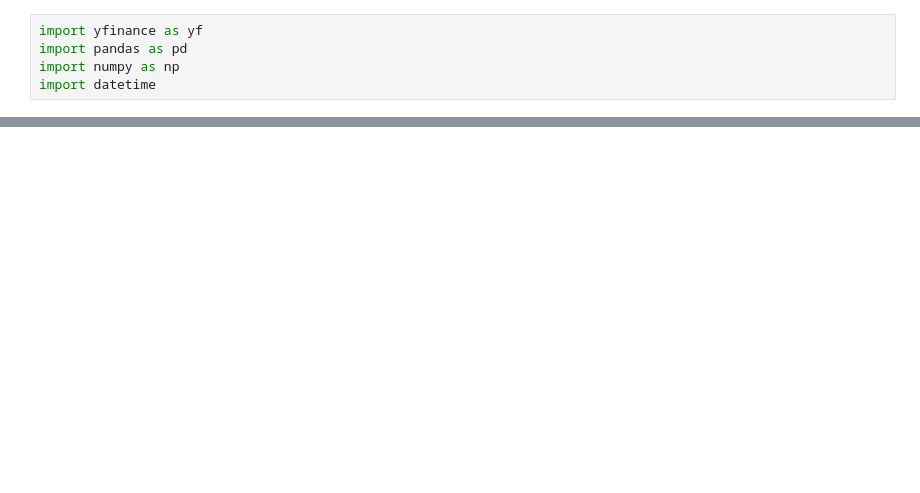
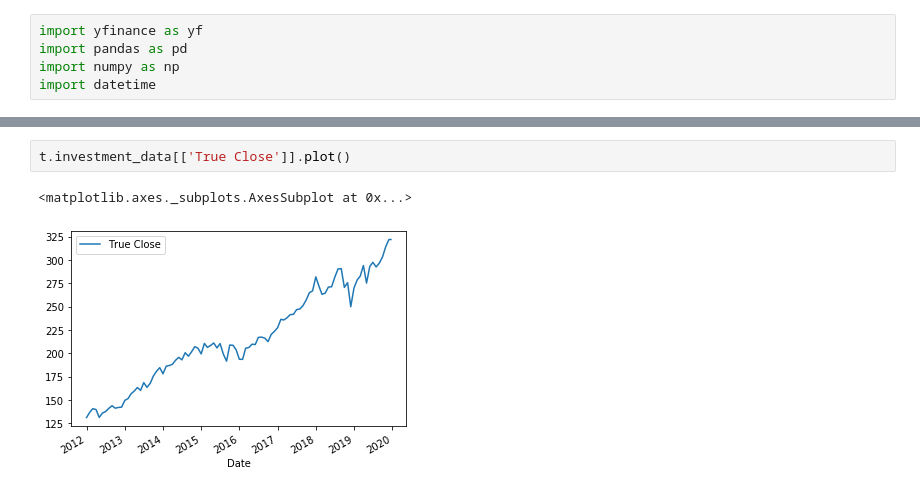
Before and after one commit to grkidwell/finance, a Jupyter notebook: yahoo_finance_history.ipynb, the cells around one changed output, grey strips where cells are left out. Drawn from its saved outputs; the diff is of its cells as text; blank space fills up the shorter version.

```diff
--- a/yahoo_finance_history.ipynb
+++ b/yahoo_finance_history.ipynb
@@ -143,3 +135,8 @@ t.investment_data[['Stock Splits']].plot()
+# %%
+t.investment_data[['True Close']].plot()
+# %% [output]
+<matplotlib.axes._subplots.AxesSubplot at 0x...>
+[figure, added]
 # %%
 t.investment_data[['Dividends']].plot()
 # %% [output]
```
Also changed, not shown: parts of 12 cells of this notebook, 1 other file.
